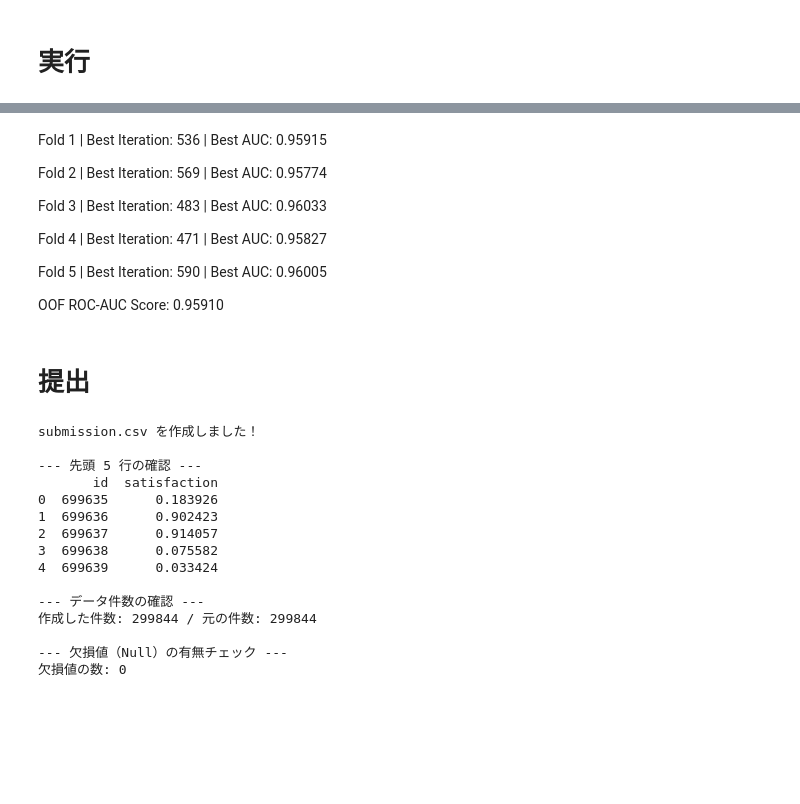
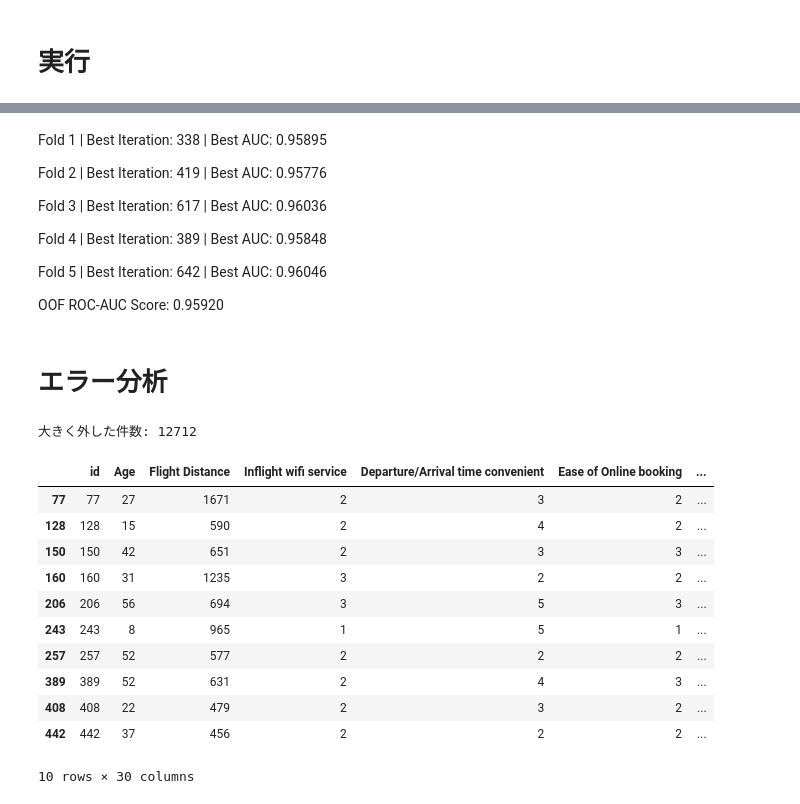
Before and after one commit to shoko-h-s/my_kaggle_solutions, a Jupyter notebook: eda-airline-satisfaction-japanese.ipynb, the cells around one changed output, grey strips where cells are left out. Saved outputs shown, nothing was run; the diff lists cells and outputs as text; code cells hidden in the pictures; blank space fills up the shorter version.

Commit message:
Kaggle Notebook | [EDA] Airline Satisfaction | Japanese | Version 3

```diff
--- a/eda-airline-satisfaction-japanese.ipynb
+++ b/eda-airline-satisfaction-japanese.ipynb
@@ -333,47 +379,34 @@ Wall time: 1min 51s
 # %% [markdown]
-Fold 1 | Best Iteration:  536 | Best AUC: 0.95915
+Fold 1 | Best Iteration:  338 | Best AUC: 0.95895
 
-Fold 2 | Best Iteration:  569 | Best AUC: 0.95774
+Fold 2 | Best Iteration:  419 | Best AUC: 0.95776
 
-Fold 3 | Best Iteration:  483 | Best AUC: 0.96033
+Fold 3 | Best Iteration:  617 | Best AUC: 0.96036
 
-Fold 4 | Best Iteration:  471 | Best AUC: 0.95827
+Fold 4 | Best Iteration:  389 | Best AUC: 0.95848
 
-Fold 5 | Best Iteration:  590 | Best AUC: 0.96005
+Fold 5 | Best Iteration:  642 | Best AUC: 0.96046
 
-OOF ROC-AUC Score: 0.95910
+OOF ROC-AUC Score: 0.95920
 # %% [markdown]
-# 提出
+# エラー分析
-# %%
-submission = sample_submission.copy()
-submission["satisfaction"] = preds
-
-submission.to_csv("submission.csv", index=False)
-print("submission.csv を作成しました！")
-
-
-# ファイルの内容・件数・欠損値のチェック
-print("\n--- 先頭 5 行の確認 ---")
-print(submission.head())
-
-print("\n--- データ件数の確認 ---")
-print(f"作成した件数: {len(submission)} / 元の件数: {len(sample_submission)}")
-
-print("\n--- 欠損値（Null）の有無チェック ---")
-print(f"欠損値の数: {submission['satisfaction'].isnull().sum()}")
-# %% [output]
-submission.csv を作成しました！
-
---- 先頭 5 行の確認 ---
-       id  satisfaction
-0  699635      0.183926
-1  699636      0.902423
-2  699637      0.914057
-3  699638      0.075582
-4  699639      0.033424
-
---- データ件数の確認 ---
-作成した件数: 299844 / 元の件数: 299844
-
---- 欠損値（Null）の有無チェック ---
-欠損値の数: 0
+# %%
+# 例: 実際は True (1) なのに、低い確率（0.1以下）と予測して外したデータを抽出
+train['oof_pred'] = oof
+error_cases = train[(train['satisfaction'] == 1) & (train['oof_pred'] < 0.1)]
+print(f"大きく外した件数: {len(error_cases)}")
+display(error_cases.head(10))
+# %% [output]
+大きく外した件数: 12712
+|  | id | Age | Flight Distance | Inflight wifi service | Departure/Arrival time convenient | Ease of Online booking | ... |
+| 77 | 77 | 27 | 1671 | 2 | 3 | 2 | ... |
+| 128 | 128 | 15 | 590 | 2 | 4 | 2 | ... |
+| 150 | 150 | 42 | 651 | 2 | 3 | 3 | ... |
+| 160 | 160 | 31 | 1235 | 3 | 2 | 2 | ... |
+| 206 | 206 | 56 | 694 | 3 | 5 | 3 | ... |
+| 243 | 243 | 8 | 965 | 1 | 5 | 1 | ... |
+| 257 | 257 | 52 | 577 | 2 | 2 | 2 | ... |
+| 389 | 389 | 52 | 631 | 2 | 4 | 3 | ... |
+| 408 | 408 | 22 | 479 | 2 | 3 | 2 | ... |
+| 442 | 442 | 37 | 456 | 2 | 2 | 2 | ... |
+10 rows × 30 columns
```
Also changed, not shown: parts of 12 cells of this notebook.
